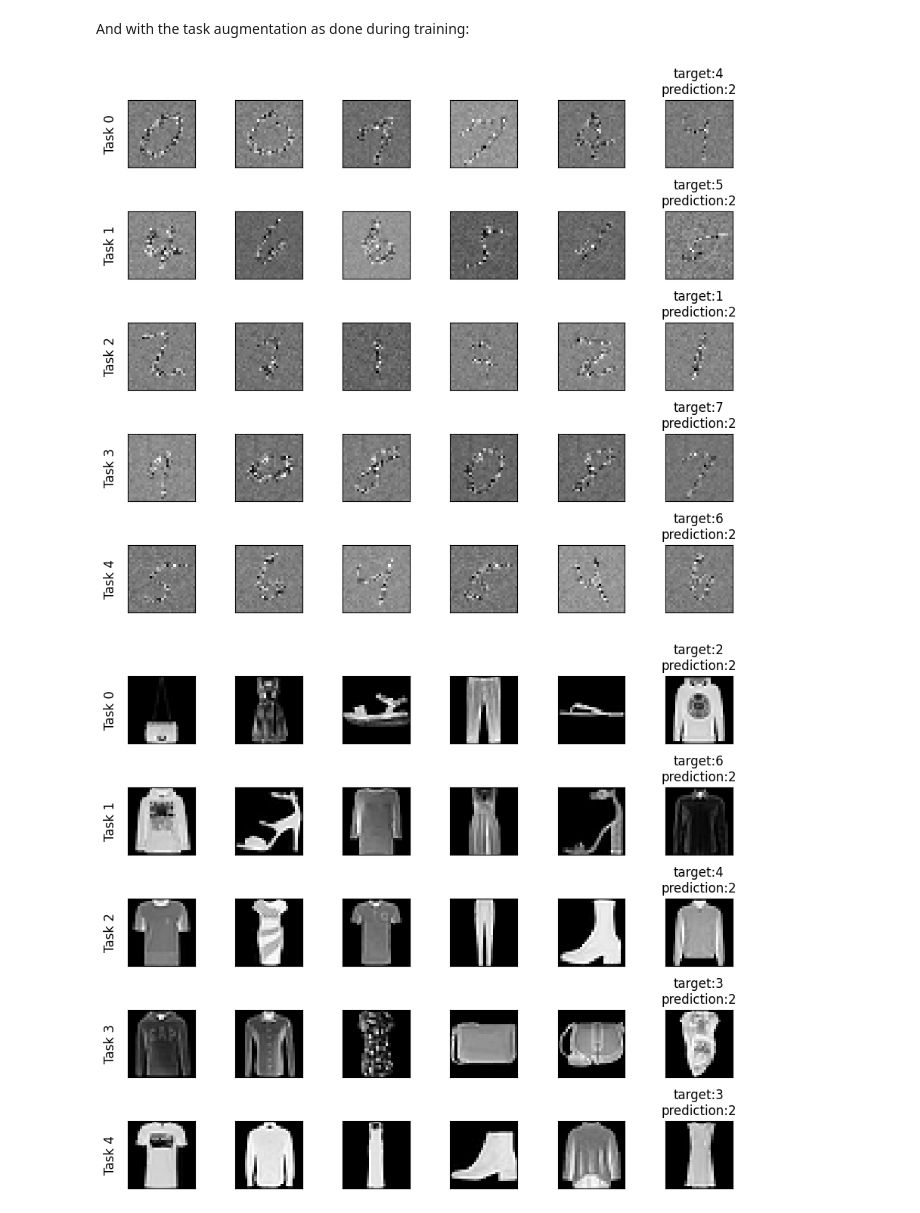
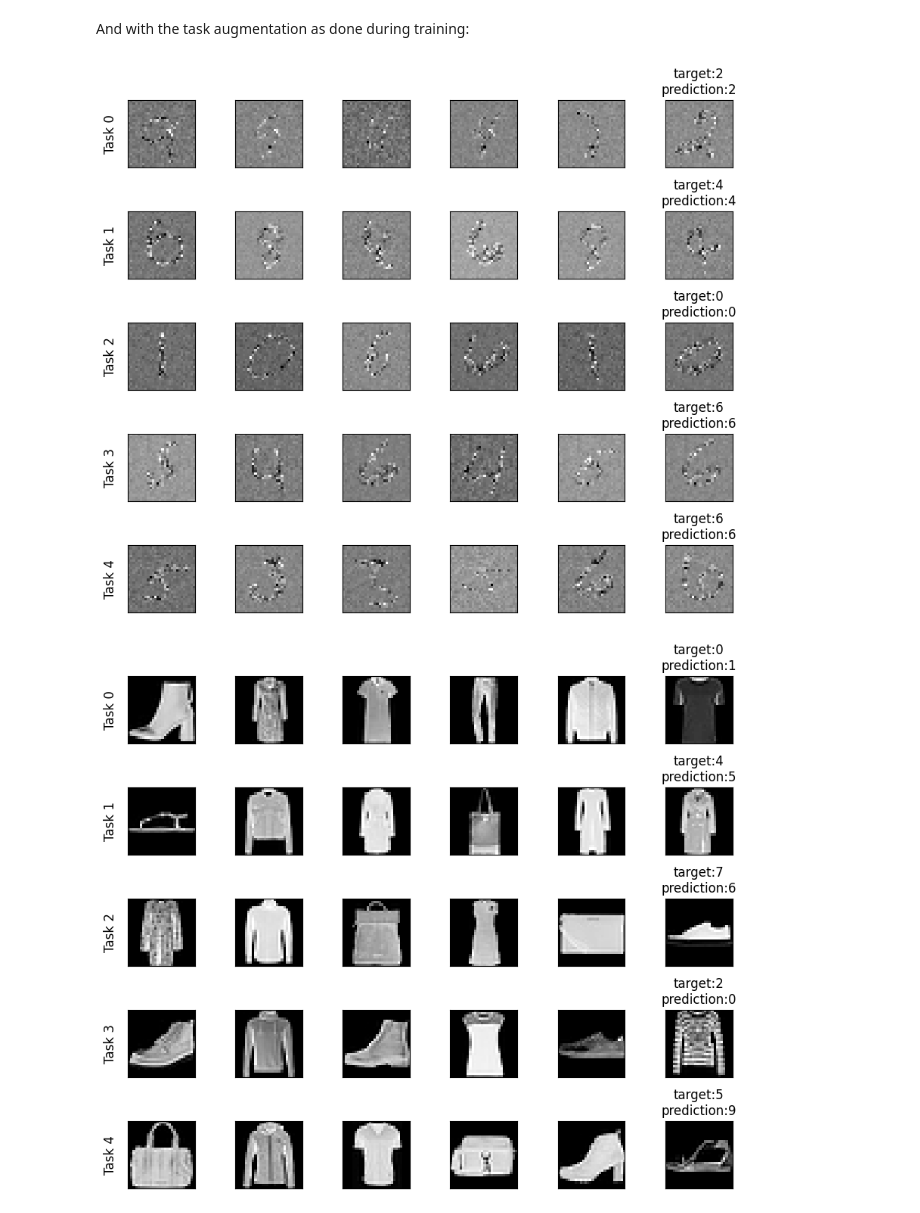
Before and after one commit to RobvanGastel/meta-in-context-learning, a Jupyter notebook: general-purpose in-context learner.ipynb, the cells around one changed output. Saved outputs shown, nothing was run; the diff lists cells and outputs as text; code cells hidden in the pictures.

```diff
--- a/general-purpose in-context learner.ipynb
+++ b/general-purpose in-context learner.ipynb
@@ -159,5 +161,5 @@ for epoch in range(epochs):
 
         # Save the weights
         with open(f"output/gpicl_e{epoch}.pkl", "wb") as f:
-            f.write(pickle.dumps(serialization.to_state_dict(params)))
+            f.write(pickle.dumps(serialization.to_state_dict(state.params)))
 # %% [output]
@@ -198,9 +199,15 @@ plt.show()
 To inspect the performance of our model we inspect a single batch from the validation set to see if it is able to infer the correct labels.
 # %%
 # If you desire to take trained weights of epoch 600, run this cell
-with open("output/gpicl_e40.pkl", "rb") as f:
+with open("output/gpicl_e280.pkl", "rb") as f:
     state_dict = pickle.loads(f.read())
-params1 = serialization.from_state_dict(params, state_dict)
+
+params = serialization.from_state_dict(params, state_dict)
+state = TrainState.create(
+    apply_fn=vit_model.apply,
+    params=params,
+    tx=optax.adamw(learning_rate=lr)
+)
 # %%
 val_dataset = FewShotDataset(dataset=MNIST, train=False)
 val_data_loader = DataLoader(val_dataset, batch_sampler=FewShotBatchSampler(val_dataset.y, n_way, k_shot))
@@ -208,9 +215,11 @@ val_data_loader = DataLoader(val_dataset, batch_sampler=FewShotBatchSampler(val_
 X, y = next(iter(val_data_loader))
 X, y= X.numpy(), y.numpy()
 
+# X, y = augment_tasks(X, y, key)
+
 # Here we either pass the state.params or the params
 # and make the predictions
-logits = state.apply_fn(params1, X, y[:, :-1])
+logits = state.apply_fn(state.params, X, y[:, :-1])
 logits.shape
 # %% [output]
 (5, 10)
@@ -250,22 +259,22 @@ visualize_tasks(X, y, jnp.argmax(logits, axis=-1))
 And with the task augmentation as done during training:
 # %%
 X, y = augment_tasks(X, y, key)
-logits = state.apply_fn(params, X, y[:, :-1])
+logits = state.apply_fn(state.params, X, y[:, :-1])
 visualize_tasks(X, y, jnp.argmax(logits, axis=-1))
 # %% [output]
-[figure, old version]
+[figure, new version]
 # %%
 # TODO: Show the performance on the fashionMNIST task, this is the promise of the method
 # %%
 fashion_dataset = FewShotDataset(dataset=FashionMNIST, train=True)
 fashion_data_loader = DataLoader(fashion_dataset, batch_sampler=FewShotBatchSampler(val_dataset.y, n_way, k_shot))
 
 X, y = next(iter(fashion_data_loader))
 X, y= X.numpy(), y.numpy()
 
 # Here we either pass the state.params or the params
 # and make the predictions
-logits = state.apply_fn(params, X, y[:, :-1])
+logits = state.apply_fn(state.params, X, y[:, :-1])
 visualize_tasks(X, y, jnp.argmax(logits, axis=-1))
 # %% [output]
-[figure, old version]
+[figure, new version]
```
Also changed, not shown: parts of 5 cells of this notebook, 2 other files.
